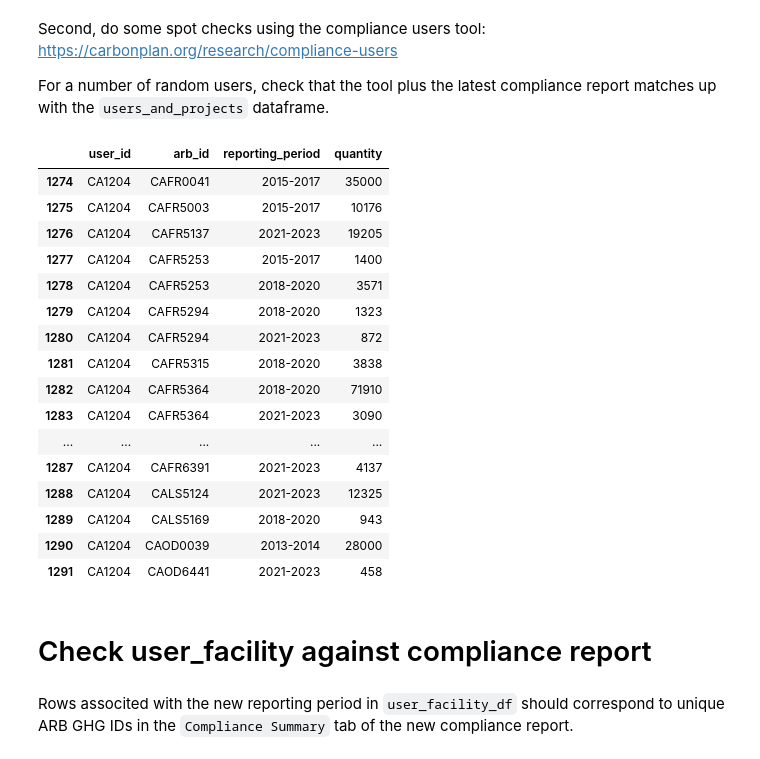
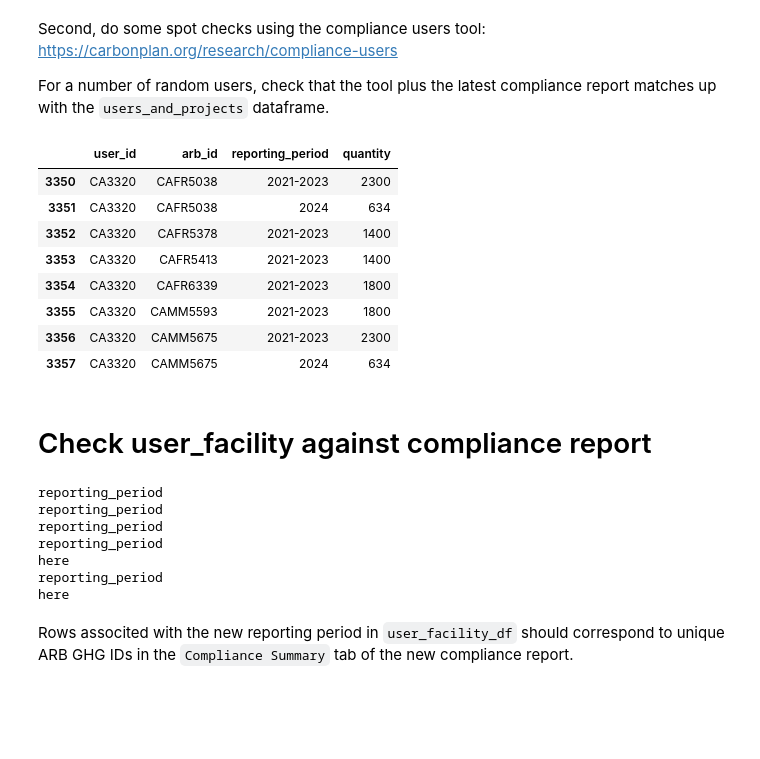
Before and after one commit to carbonplan/compliance-users, a Jupyter notebook: scripts/sandbox.ipynb, the cells around one changed output. Cells and saved outputs as stored; diff of their text form; code cells hidden in the pictures; blank space fills up the shorter version.

```diff
--- a/scripts/sandbox.ipynb
+++ b/scripts/sandbox.ipynb
@@ -7,26 +7,28 @@ import users_and_projects
 import pandas as pd
 # %%
 # Define years over which compliance data will be considered and where to find it
-# FOR UPDATES: add reporting and mrr data years
+# FOR UPDATES: add reporting and mrr data and file years
 
-reporting_periods = ["2013-2014", "2015-2017", "2018-2020", "2021-2023"]
-#reporting_periods = ["2013-2014", "2015-2017", "2018-2020", "2021", "2022"]
-mrr_data_years = [
-    "2013",
-    "2014",
-    "2015",
-    "2016",
-    "2017",
-    "2018",
-    "2019",
-    "2020",
-    "2021",
-    "2022",
-    "2023",
-]
+
+reporting_periods = ["2013-2014", "2015-2017", "2018-2020", "2021-2023", "2024"]
+mrr_data_years = ["2024"]
+mrr_file_year = {
+    "2013": "2019-11-04",
+    "2014": "2019-11-04",
+    "2015": "2019-11-04",
+    "2016": "2020-11-04",
+    "2017": "2020-11-04",
+    "2018": "2020-11-04",
+    "2019": "2020-11-04",
+    "2020": "2021-11-04",
+    "2021": "2022-11-04",
+    "2022": "2023-11-06",
+    "2023": "2024-11-15",
+    "2024": "2025-11-04"
+}
 
 # FOR UPDATES: change to latest issuance table file name
-issuance_table_path = "../data/nc-arboc_issuance_2024-12-10.xlsx"
+issuance_table_path = "../data/issuance-tables/nc-arboc_issuance_2025-12-15.xlsx"
 compliance_report_path = "../data/compliance-reports/"
 mrr_data_path = "../data/mrr-data/"
 # %% [markdown]
@@ -102,29 +106,29 @@ Second, do some spot checks using the compliance users tool: https://carbonplan.
 
 For a number of random users, check that the tool plus the latest compliance report matches up with the `users_and_projects` dataframe.
 # %%
-users_and_projects[users_and_projects["user_id"]=="CA1204"]
+users_and_projects[users_and_projects["user_id"]=="CA3320"]
 # %% [output]
 |  | user_id | arb_id | reporting_period | quantity |
-| 1274 | CA1204 | CAFR0041 | 2015-2017 | 35000 |
-| 1275 | CA1204 | CAFR5003 | 2015-2017 | 10176 |
-| 1276 | CA1204 | CAFR5137 | 2021-2023 | 19205 |
-| 1277 | CA1204 | CAFR5253 | 2015-2017 | 1400 |
-| 1278 | CA1204 | CAFR5253 | 2018-2020 | 3571 |
-| 1279 | CA1204 | CAFR5294 | 2018-2020 | 1323 |
-| 1280 | CA1204 | CAFR5294 | 2021-2023 | 872 |
-| 1281 | CA1204 | CAFR5315 | 2018-2020 | 3838 |
-| 1282 | CA1204 | CAFR5364 | 2018-2020 | 71910 |
-| 1283 | CA1204 | CAFR5364 | 2021-2023 | 3090 |
-| ... | ... | ... | ... | ... |
-| 1287 | CA1204 | CAFR6391 | 2021-2023 | 4137 |
-| 1288 | CA1204 | CALS5124 | 2021-2023 | 12325 |
-| 1289 | CA1204 | CALS5169 | 2018-2020 | 943 |
-| 1290 | CA1204 | CAOD0039 | 2013-2014 | 28000 |
-| 1291 | CA1204 | CAOD6441 | 2021-2023 | 458 |
+| 3350 | CA3320 | CAFR5038 | 2021-2023 | 2300 |
+| 3351 | CA3320 | CAFR5038 | 2024 | 634 |
+| 3352 | CA3320 | CAFR5378 | 2021-2023 | 1400 |
+| 3353 | CA3320 | CAFR5413 | 2021-2023 | 1400 |
+| 3354 | CA3320 | CAFR6339 | 2021-2023 | 1800 |
+| 3355 | CA3320 | CAMM5593 | 2021-2023 | 1800 |
+| 3356 | CA3320 | CAMM5675 | 2021-2023 | 2300 |
+| 3357 | CA3320 | CAMM5675 | 2024 | 634 |
 # %% [markdown]
 # Check user_facility against compliance report
 # %%
 user_facility_df = users_and_facilities.read_user_facility_data(compliance_report_path, reporting_periods)
+# %% [output]
+reporting_period
+reporting_period
+reporting_period
+reporting_period
+here
+reporting_period
+here
 # %% [markdown]
 Rows associted with the new reporting period in `user_facility_df` should correspond to unique ARB GHG IDs in the `Compliance Summary` tab of the new compliance report.
 # %%
```
Also changed, not shown: parts of 18 cells of this notebook, 15 other files.
